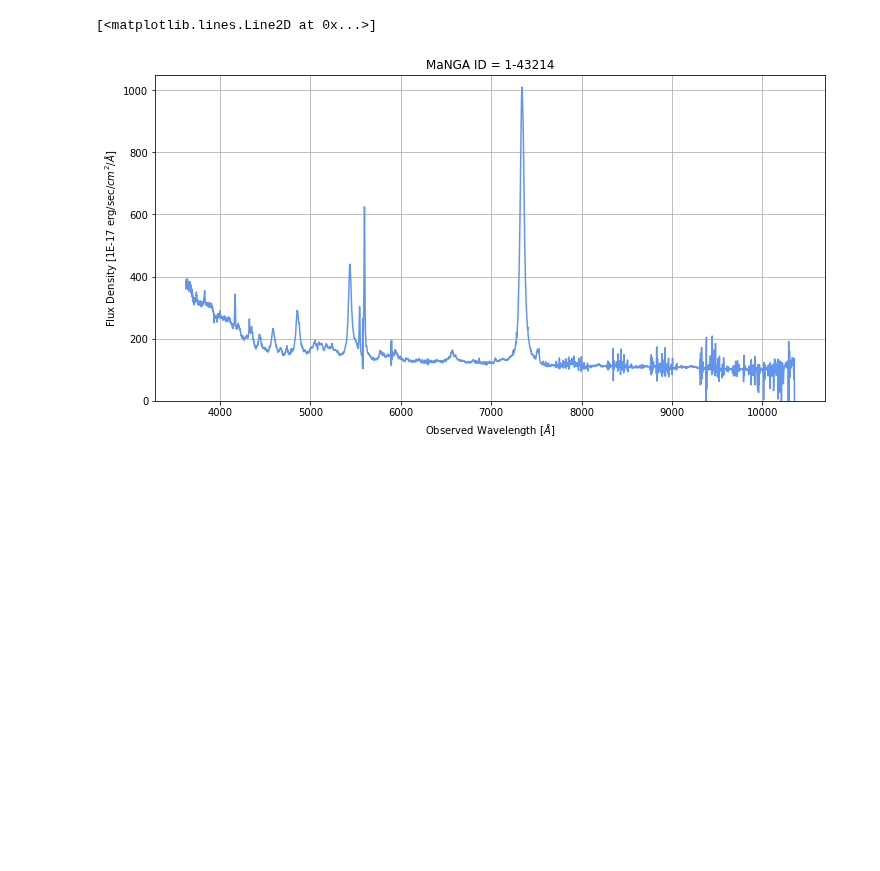
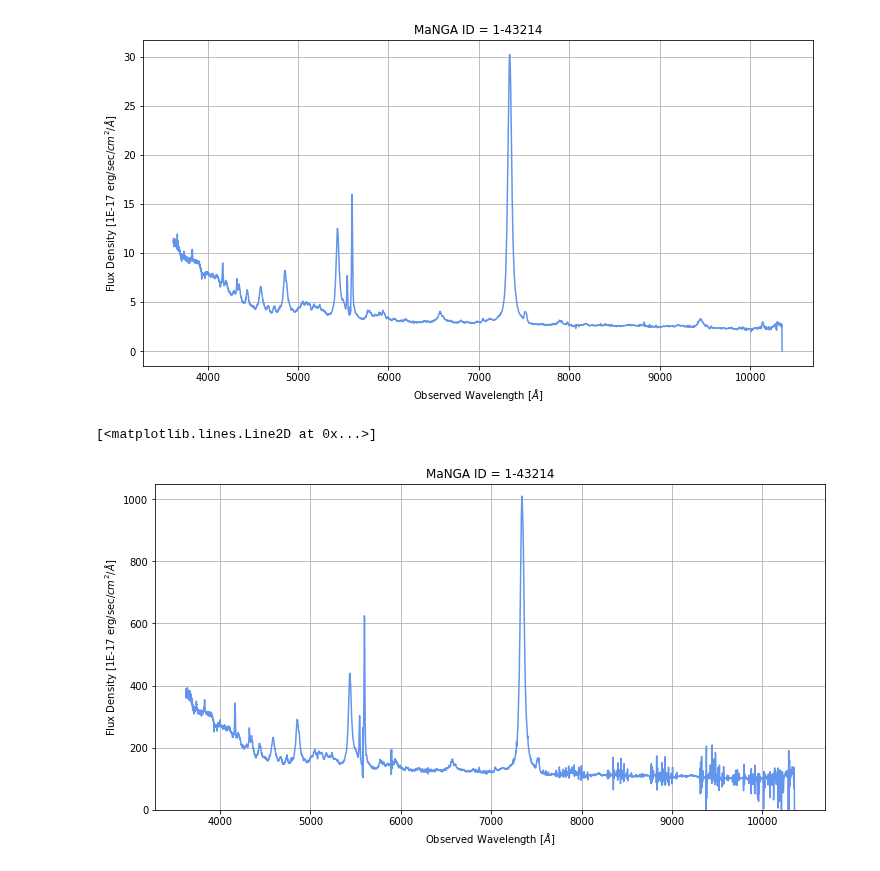
Before and after one commit to Natacha-U/Snr-Prj, a Jupyter notebook: 1-43214.ipynb, the cells around one changed output. Saved outputs shown, nothing was run; the diff lists cells and outputs as text; code cells hidden in the pictures; blank space fills up the shorter version.

```diff
--- a/1-43214.ipynb
+++ b/1-43214.ipynb
@@ -29,3 +78,13 @@ wave = data['WAVE'].data
+# %%
+plt.figure(figsize = (12,6))
+plt.grid()
+plt.plot(wave, flux[x_center, y_center], color = 'cornflowerblue')
+plt.xlabel('Observed Wavelength ' + r'[$\AA$]')
+plt.title('MaNGA ID = ' + mangaid)
+plt.ylabel('Flux Density [1E-17 erg/sec/'+r'$cm^2$/'+r'$\AA$]');
+# plt.savefig('Images/Central_Spectrum.png', bbox_inches = 'tight')
+# %% [output]
+[figure, added]
 # %%
 # sum flux density values element wise to get total flux density
 n = len(flux)
```
Also changed, not shown: parts of 4 cells of this notebook.
